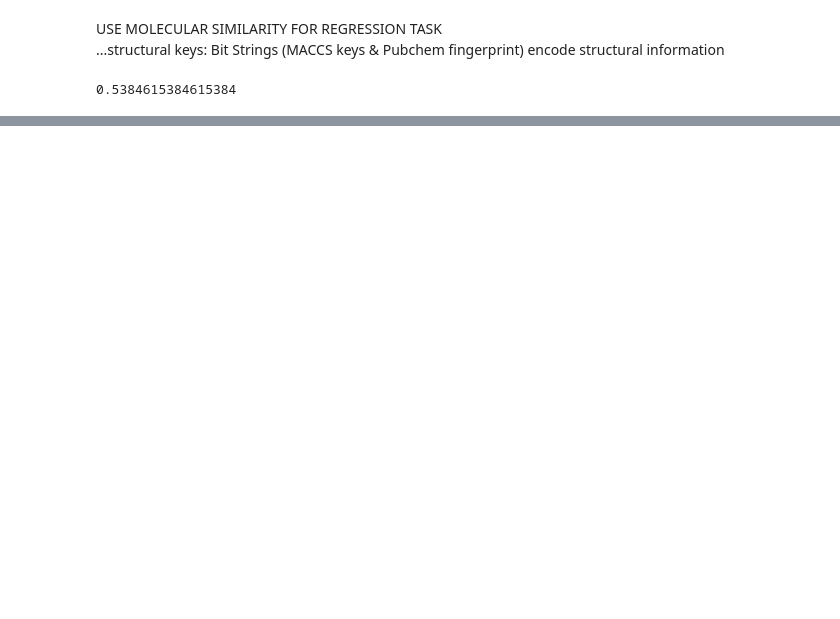
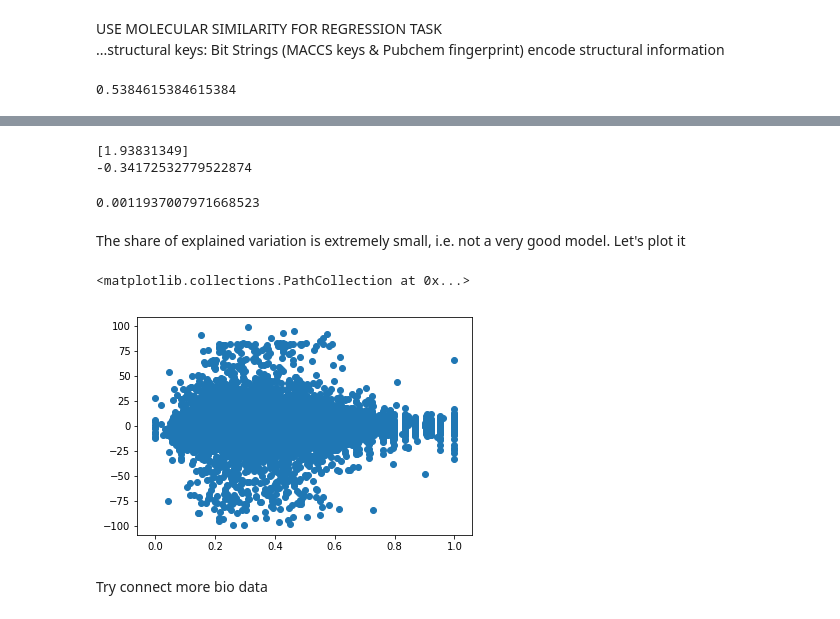
Before and after one commit to stefanhuber1510/marbleProject, a Jupyter notebook: firstOwnRegression.ipynb, the cells around one changed output, grey strips where cells are left out. Drawn from its saved outputs; the diff is of its cells as text; code cells hidden in the pictures; blank space fills up the shorter version.

Commit message:
finsihed first regression

```diff
--- a/firstOwnRegression.ipynb
+++ b/firstOwnRegression.ipynb
@@ -77,12 +79,13 @@ smilesHSAtable.rename(columns={"smilesString":"Drug1 smiles","cIds":"Drug1 cId"}
 # %%
 #joinging cids, smiles to the data
-temp=chemDescr.loc[:,["drugName","cIds","smilesString","mol-object"]].set_index("drugName")
+temp=chemDescr.loc[:,["drugName","cIds","smilesString","mol-object","MACCSk"]].set_index("drugName")
 
 smilesHSAtable = data.join(temp,on="Drug1",how="left")
-smilesHSAtable.rename(columns={"smilesString":"Drug1 smiles","cIds":"Drug1 cId","mol-object":"Drug1 mol"},inplace=True)
+smilesHSAtable.rename(columns={"smilesString":"Drug1 smiles","cIds":"Drug1 cId","mol-object":"Drug1 mol","MACCSk":"MACCSk1"},inplace=True)
 smilesHSAtable = smilesHSAtable.join(temp,on="Drug2",how="left")
-smilesHSAtable.rename(columns={"smilesString":"Drug2 smiles","cIds":"Drug2 cId","mol-object":"Drug2 mol"},inplace=True)
+smilesHSAtable.rename(columns={"smilesString":"Drug2 smiles","cIds":"Drug2 cId","mol-object":"Drug2 mol","MACCSk":"MACCSk2"},inplace=True)
 
 del temp
+print(len(smilesHSAtable))
 smilesHSAtable.head(3)
 # %% [output]
@@ -267,0 +262,6 @@ DataStructs.FingerprintSimilarity(maccsk[0],maccsk[1])
+# %%
+shortData["FingerprintSimilarity"]=[DataStructs.FingerprintSimilarity(
+    shortData.loc[:,"MACCSk1"][row],
+    shortData.loc[:,"MACCSk2"][row])
+    for row in range(len(shortData))]
+shortData.head(2)
@@ -267,0 +273,4 @@ DataStructs.FingerprintSimilarity(maccsk[0],maccsk[1])
+# %%
+regrData=shortData[~np.array(shortData.loc[:,"HSA"]<-100)]
+regrData=regrData[~np.array(regrData.loc[:,"HSA"]>100)]
+X_train, x_test,Y_train, y_test = train_test_split(regrData.loc[:,"FingerprintSimilarity"],regrData.loc[:,"HSA"],test_size=0.33)
@@ -267,0 +280,22 @@ DataStructs.FingerprintSimilarity(maccsk[0],maccsk[1])
+# %%
+from sklearn.linear_model import LinearRegression
+model = LinearRegression()
+model.fit(X_train, Y_train)
+print(model.coef_)
+print(model.intercept_)
+model.score(x_test,y_test) # r squared
+# %% [output]
+[1.93831349]
+-0.34172532779522874
+0.0011937007971668523
+# %% [markdown]
+The share of explained variation is extremely small, i.e. not a very good model. Let's plot it
+# %%
+import matplotlib.pyplot as plt
+
+plt.scatter(regrData.loc[:,"FingerprintSimilarity"],regrData.loc[:,"HSA"])
+# %% [output]
+<matplotlib.collections.PathCollection at 0x...>
+[figure, added]
+# %% [markdown]
+Try connect more bio data
```
Also changed, not shown: parts of 15 cells of this notebook.
